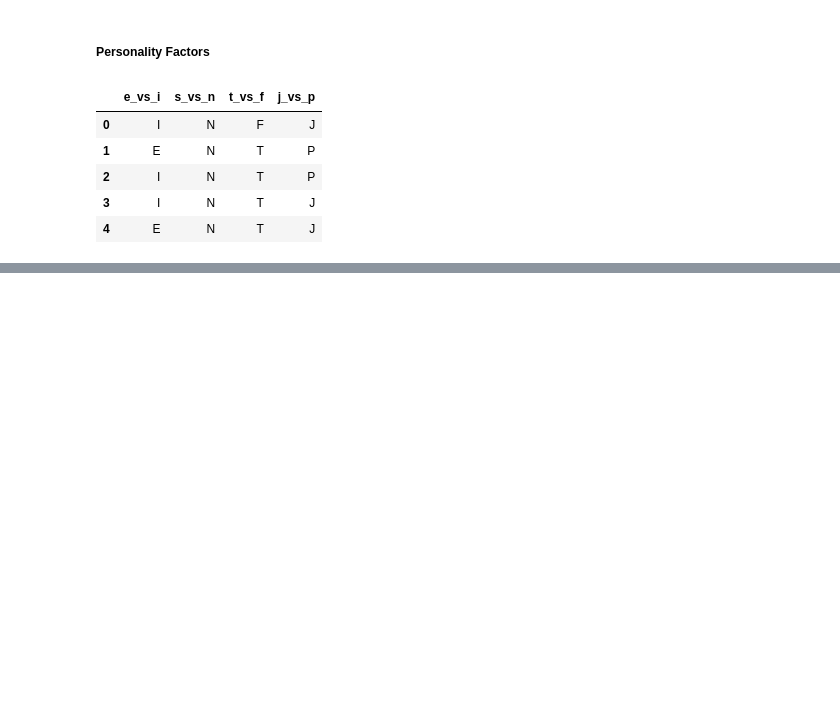
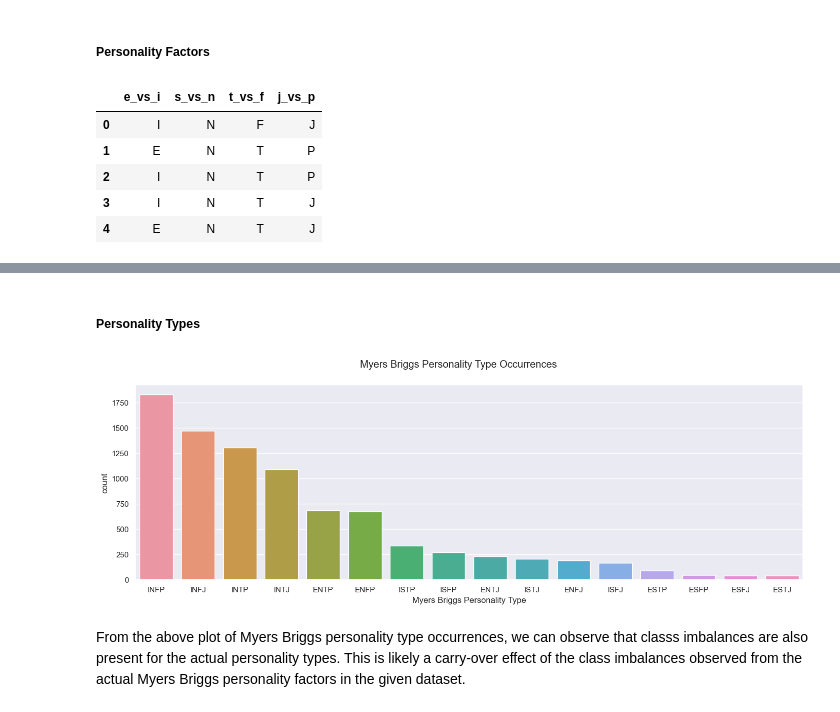
Before and after one commit to slouie88/myers_briggs_personalities, a Jupyter notebook: myers_briggs_eda.ipynb, the cells around one changed output, grey strips where cells are left out. Drawn from its saved outputs; the diff is of its cells as text; code cells hidden in the pictures; blank space fills up the shorter version.

```diff
--- a/myers_briggs_eda.ipynb
+++ b/myers_briggs_eda.ipynb
@@ -116,0 +133,18 @@ fig.show()
+# %% [markdown]
+##### Personality Types
+# %%
+sns.set()
+
+fig = plt.figure(figsize=(17, 5))
+ax = fig.add_subplot(1, 1, 1)
+
+sns.countplot(data=data, x="type", ax=ax, order=data["type"].value_counts().index)
+
+fig.suptitle("Myers Briggs Personality Type Occurrences")
+ax.set_xlabel("Myers Briggs Personality Type")
+
+plt.show()
+# %% [output]
+[figure, added]
+# %% [markdown]
+From the above plot of Myers Briggs personality type occurrences, we can observe that classs imbalances are also present for the actual personality types. This is likely a carry-over effect of the class imbalances observed from the actual Myers Briggs personality factors in the given dataset.
```
Also changed, not shown: parts of 3 cells of this notebook.
